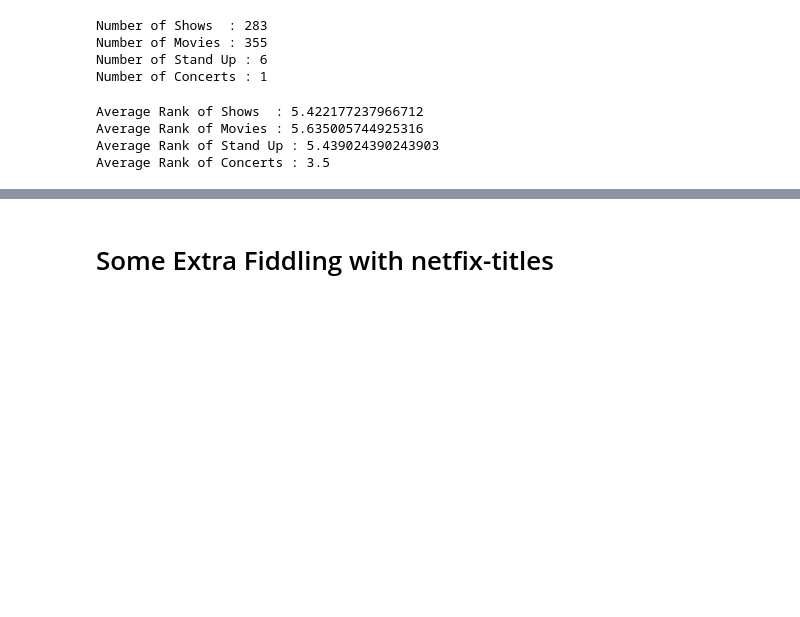
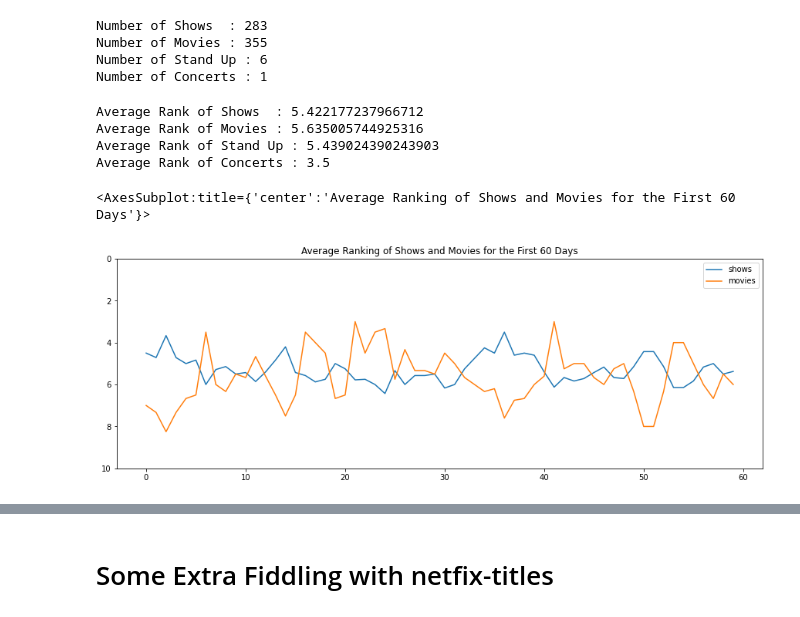
Before and after one commit to Costilrt/The-First-Project, a Jupyter notebook: netflix-project-matthew.ipynb, the cells around one changed output, grey strips where cells are left out. Drawn from its saved outputs; the diff is of its cells as text; code cells hidden in the pictures; blank space fills up the shorter version.

```diff
--- a/netflix-project-matthew.ipynb
+++ b/netflix-project-matthew.ipynb
@@ -439,10 +444,13 @@ max_days_in_top_10_df.loc[max_days_in_top_10_df["Title"] == "Tiger King: Murder,
 # %%
-
-
 shows = netflix["Title"].loc[netflix["Type"] == 'TV Show'].unique()
 movies = netflix["Title"].loc[netflix["Type"] == 'Movie'].unique()
 stand_up = netflix["Title"].loc[netflix["Type"] == 'Stand-Up Comedy'].unique()
 concert = netflix["Title"].loc[netflix["Type"] == 'Concert/Perf…'].unique()
+shows_netflix_exclusive = netflix["Title"].loc[(netflix["Type"] == 'TV Show') & (netflix["Netflix Exclusive"] == "Yes")].unique()
+shows_not_netflix_exclusive = netflix["Title"].loc[(netflix["Type"] == 'TV Show') & (netflix["Netflix Exclusive"] != "Yes")].unique()
+movies_netflix_exclusive = netflix["Title"].loc[(netflix["Type"] == 'Movie') & (netflix["Netflix Exclusive"] == "Yes")].unique()
+movies_not_netflix_exclusive = netflix["Title"].loc[(netflix["Type"] == 'Movie') & (netflix["Netflix Exclusive"] != "Yes")].unique()
+
 print(f"""
 Number of Shows  : {len(shows)}
 Number of Movies : {len(movies)}
@@ -471,3 +479,31 @@ Average Rank of Shows  : 5.422177237966712
 Average Rank of Movies : 5.635005744925316
 Average Rank of Stand Up : 5.439024390243903
 Average Rank of Concerts : 3.5
+# %%
+
+shows_mean_ranking = ranking_df[shows].mean(axis=1)
+movies_mean_ranking = ranking_df[movies].mean(axis=1)
+stand_up_mean_ranking = ranking_df[stand_up].mean(axis=1)
+concert_mean_ranking = ranking_df[concert].mean(axis=1)
+
+netflix_shows_mean_ranking = ranking_df[shows_netflix_exclusive].mean(axis=1)
+non_netflix_shows_mean_ranking = ranking_df[shows_not_netflix_exclusive].mean(axis=1)
+netflix_movies_mean_ranking = ranking_df[movies_netflix_exclusive].mean(axis=1)
+non_netflix_movies_mean_ranking = ranking_df[movies_not_netflix_exclusive].mean(axis=1)
+
+daily_top_10_mean_ranking_df = pd.DataFrame(data={
+    "As of":time_period,
+    "shows":shows_mean_ranking,
+    "movies":movies_mean_ranking,
+    "stand up":stand_up_mean_ranking,
+    "concert":concert_mean_ranking,
+    "Netflix Shows":netflix_shows_mean_ranking,
+    "Non Netflix Exclusive Shows":non_netflix_shows_mean_ranking,
+    "Netflix Movies":netflix_movies_mean_ranking,
+    "Non Netflix Movies":non_netflix_movies_mean_ranking
+})
+
+daily_top_10_mean_ranking_df[["shows","movies"]][:60].plot(ylim=(10, 0),title="Average Ranking of Shows and Movies for the First 60 Days",figsize=(15,5))
+# %% [output]
+<AxesSubplot:title={'center':'Average Ranking of Shows and Movies for the First 60 Days'}>
+[figure, added]
```
Also changed, not shown: parts of 12 cells of this notebook.
